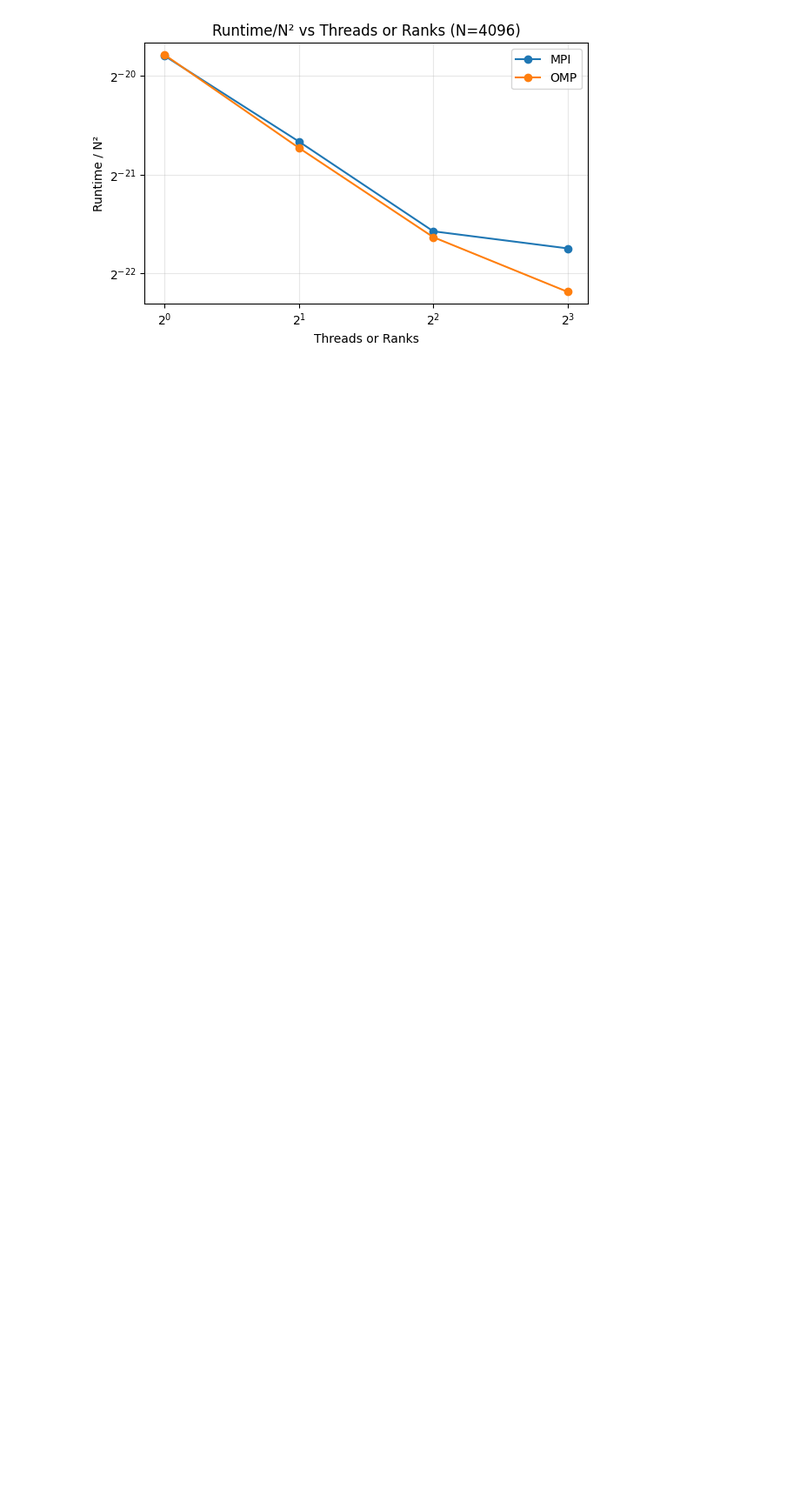
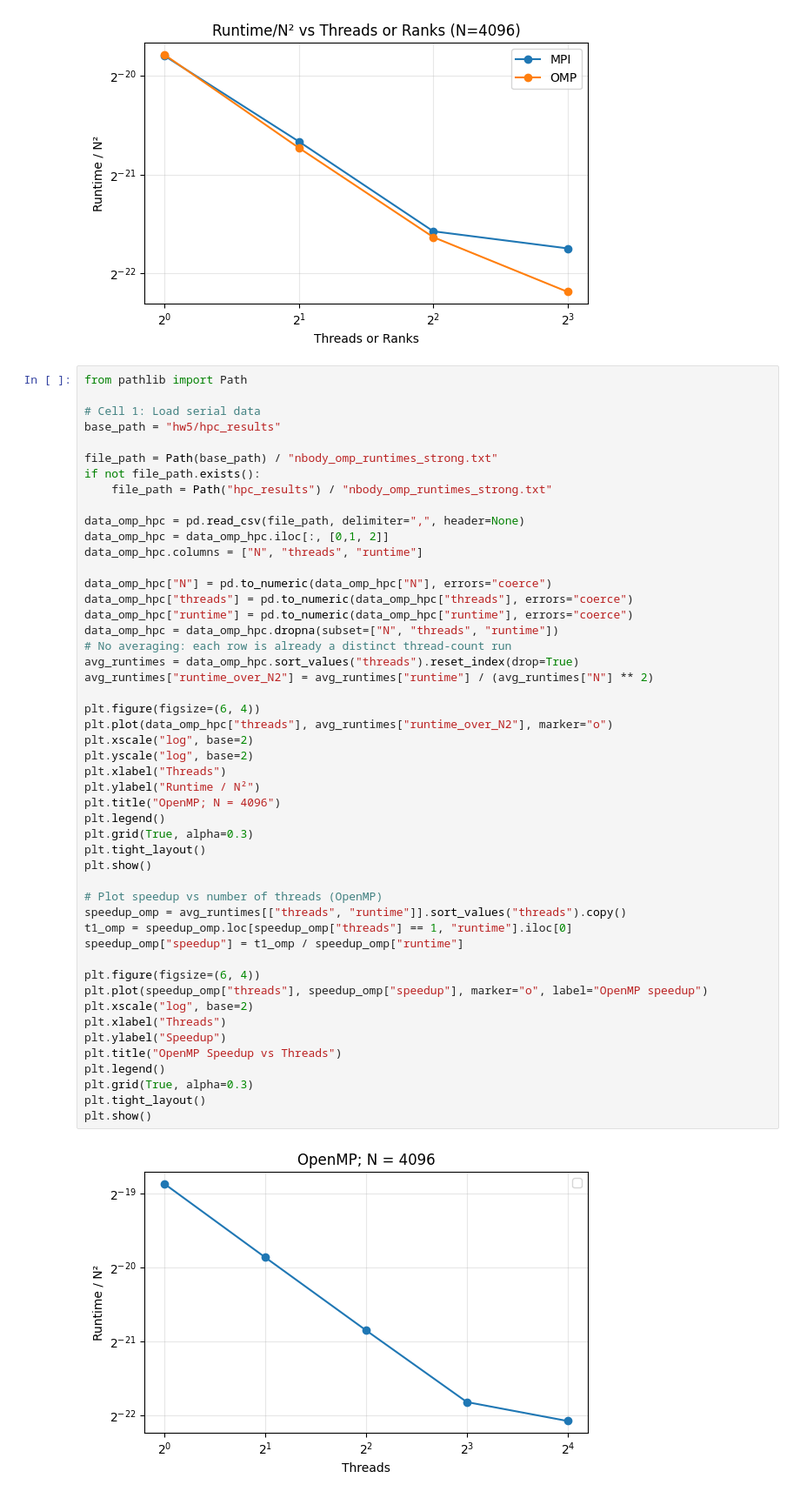
Before and after one commit to desaiamogh31/utd-hpc-course-repo, a Jupyter notebook: hw5/benchmark.ipynb, the cells around one changed output. Shown at 87% size. Saved outputs shown, nothing was run; the diff lists cells and outputs as text; blank space fills up the shorter version.

```diff
--- a/hw5/benchmark.ipynb
+++ b/hw5/benchmark.ipynb
@@ -106,3 +106,54 @@ plt.tight_layout()
 plt.show()
 # %% [output]
 [figure]
+# %%
+from pathlib import Path
+
+# Cell 1: Load serial data
+base_path = "hw5/hpc_results"
+
+file_path = Path(base_path) / "nbody_omp_runtimes_strong.txt"
+if not file_path.exists():
+    file_path = Path("hpc_results") / "nbody_omp_runtimes_strong.txt"
+
+data_omp_hpc = pd.read_csv(file_path, delimiter=",", header=None)
+data_omp_hpc = data_omp_hpc.iloc[:, [0,1, 2]]
+data_omp_hpc.columns = ["N", "threads", "runtime"]
+
+data_omp_hpc["N"] = pd.to_numeric(data_omp_hpc["N"], errors="coerce")
+data_omp_hpc["threads"] = pd.to_numeric(data_omp_hpc["threads"], errors="coerce")
+data_omp_hpc["runtime"] = pd.to_numeric(data_omp_hpc["runtime"], errors="coerce")
+data_omp_hpc = data_omp_hpc.dropna(subset=["N", "threads", "runtime"])
+# No averaging: each row is already a distinct thread-count run
+avg_runtimes = data_omp_hpc.sort_values("threads").reset_index(drop=True)
+avg_runtimes["runtime_over_N2"] = avg_runtimes["runtime"] / (avg_runtimes["N"] ** 2)
+
+plt.figure(figsize=(6, 4))
+plt.plot(data_omp_hpc["threads"], avg_runtimes["runtime_over_N2"], marker="o")
+plt.xscale("log", base=2)
+plt.yscale("log", base=2)
+plt.xlabel("Threads")
+plt.ylabel("Runtime / N²")
+plt.title("OpenMP; N = 4096")
+plt.legend()
+plt.grid(True, alpha=0.3)
+plt.tight_layout()
+plt.show()
+
+# Plot speedup vs number of threads (OpenMP)
+speedup_omp = avg_runtimes[["threads", "runtime"]].sort_values("threads").copy()
+t1_omp = speedup_omp.loc[speedup_omp["threads"] == 1, "runtime"].iloc[0]
+speedup_omp["speedup"] = t1_omp / speedup_omp["runtime"]
+
+plt.figure(figsize=(6, 4))
+plt.plot(speedup_omp["threads"], speedup_omp["speedup"], marker="o", label="OpenMP speedup")
+plt.xscale("log", base=2)
+plt.xlabel("Threads")
+plt.ylabel("Speedup")
+plt.title("OpenMP Speedup vs Threads")
+plt.legend()
+plt.grid(True, alpha=0.3)
+plt.tight_layout()
+plt.show()
+# %% [output]
+[figure, added]
```
Also changed, not shown: parts of 5 cells of this notebook, 23 other files.
